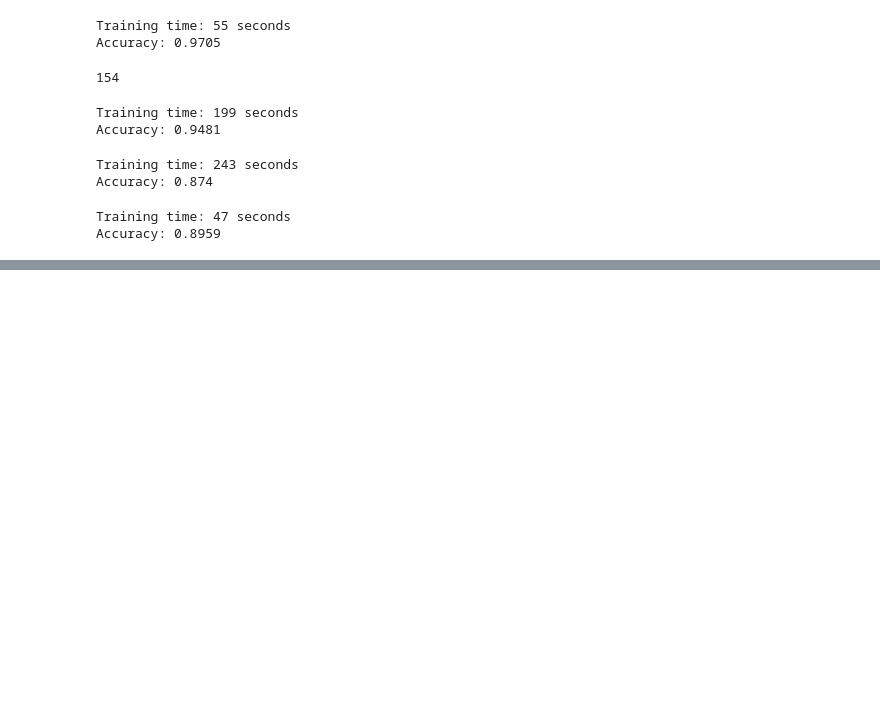
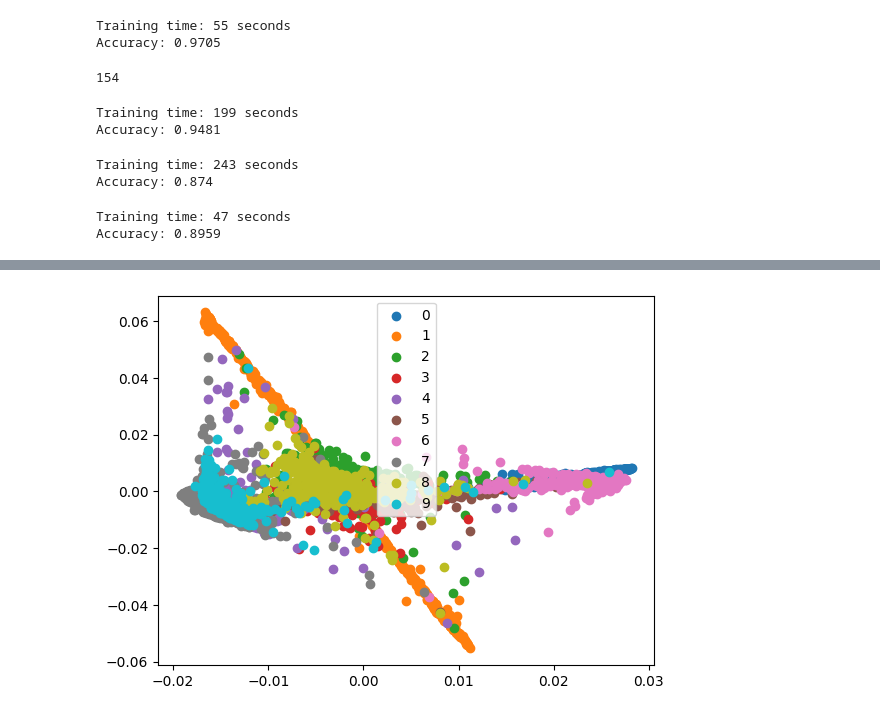
Before and after one commit to nfilipas/handson-ml3, a Jupyter notebook: exercises/chapter8.ipynb, the cells around one changed output, grey strips where cells are left out. Drawn from its saved outputs; the diff is of its cells as text; code cells hidden in the pictures; blank space fills up the shorter version.

```diff
--- a/exercises/chapter8.ipynb
+++ b/exercises/chapter8.ipynb
@@ -66,0 +113,16 @@ Accuracy: 0.8959
+# %%
+lle = LocallyLinearEmbedding(n_components=2, n_neighbors=10, random_state=42)
+X_new = lle.fit_transform(X)
+# %%
+handles = []
+labels = []
+
+for target in np.unique(y):
+    handle = plt.scatter(X_new[y == target, 0], X_new[y == target, 1])
+    handles.append(handle)
+    labels.append(str(target))
+
+plt.legend(handles, labels)
+plt.show()
+# %% [output]
+[figure, added]
```
Also changed, not shown: parts of 10 cells of this notebook.
